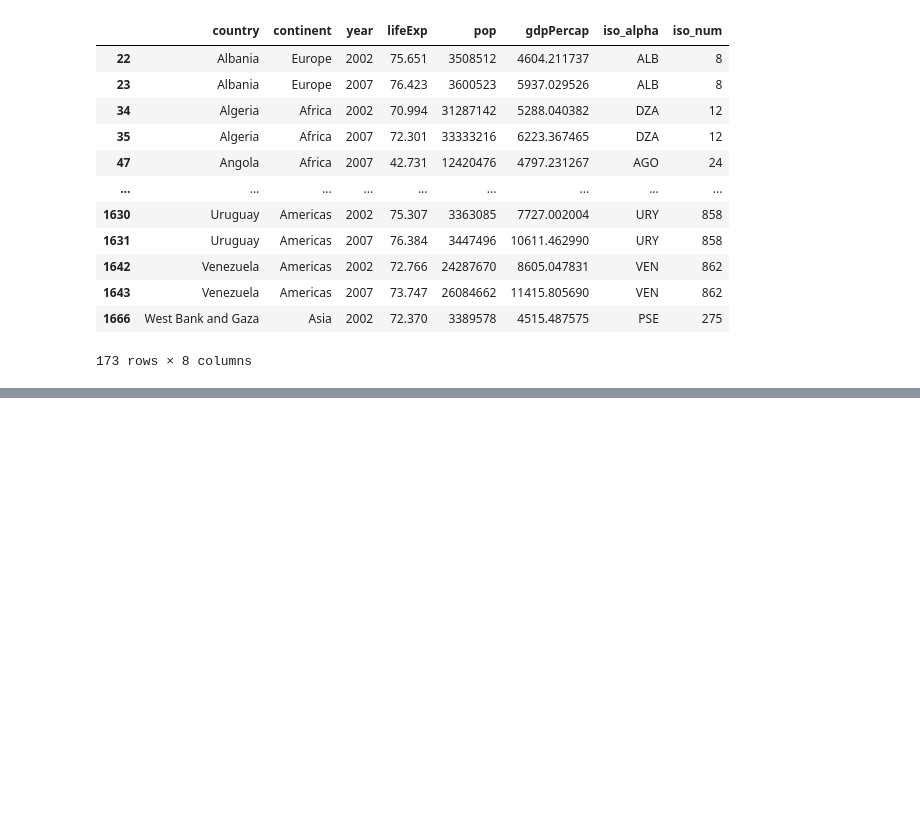
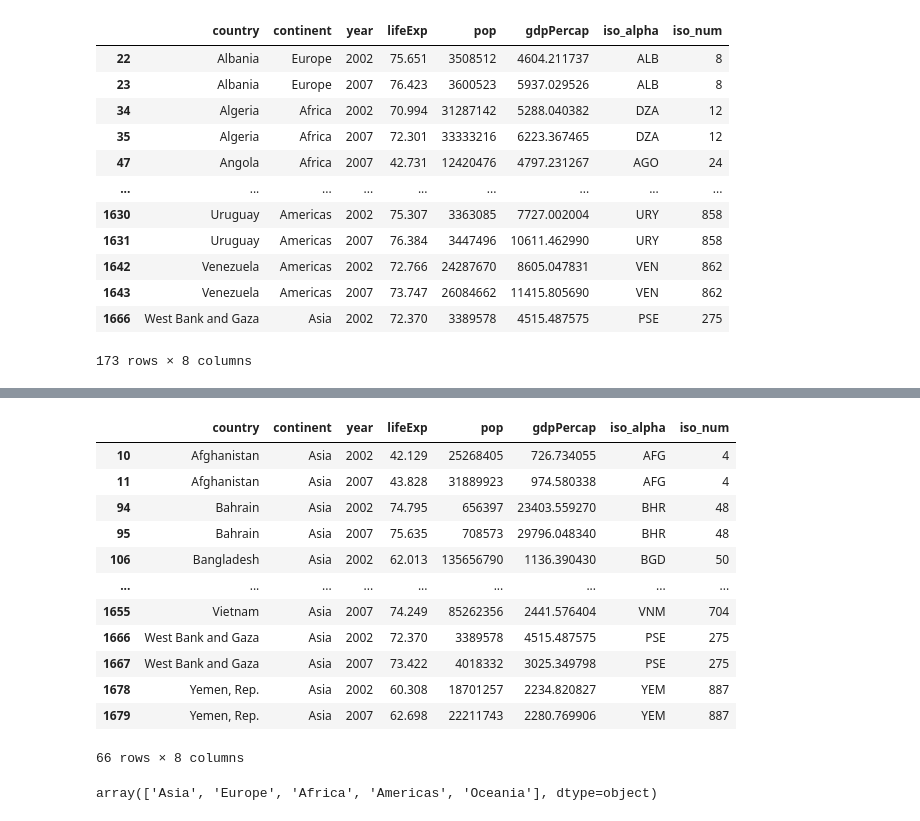
Before and after one commit to RYOTA2528/data_analysis_practice, a Jupyter notebook: DAYxxx_python_larning_list/[DAY6]Pandas_Applicatin_of_arithmetric.ipynb, the cells around one changed output, grey strips where cells are left out. Saved outputs shown, nothing was run; the diff lists cells and outputs as text; code cells hidden in the pictures; blank space fills up the shorter version.

```diff
--- a/DAYxxx_python_larning_list/[DAY6]Pandas_Applicatin_of_arithmetric.ipynb
+++ b/DAYxxx_python_larning_list/[DAY6]Pandas_Applicatin_of_arithmetric.ipynb
@@ -75,0 +93,20 @@ df[condition1 & condition2]
+# %%
+df.query('(year >= 2000) & (continent == "Asia")')
+# %% [output]
+|  | country | continent | year | lifeExp | pop | gdpPercap | iso_alpha | iso_num |
+| 10 | Afghanistan | Asia | 2002 | 42.129 | 25268405 | 726.734055 | AFG | 4 |
+| 11 | Afghanistan | Asia | 2007 | 43.828 | 31889923 | 974.580338 | AFG | 4 |
+| 94 | Bahrain | Asia | 2002 | 74.795 | 656397 | 23403.559270 | BHR | 48 |
+| 95 | Bahrain | Asia | 2007 | 75.635 | 708573 | 29796.048340 | BHR | 48 |
+| 106 | Bangladesh | Asia | 2002 | 62.013 | 135656790 | 1136.390430 | BGD | 50 |
+| ... | ... | ... | ... | ... | ... | ... | ... | ... |
+| 1655 | Vietnam | Asia | 2007 | 74.249 | 85262356 | 2441.576404 | VNM | 704 |
+| 1666 | West Bank and Gaza | Asia | 2002 | 72.370 | 3389578 | 4515.487575 | PSE | 275 |
+| 1667 | West Bank and Gaza | Asia | 2007 | 73.422 | 4018332 | 3025.349798 | PSE | 275 |
+| 1678 | Yemen, Rep. | Asia | 2002 | 60.308 | 18701257 | 2234.820827 | YEM | 887 |
+| 1679 | Yemen, Rep. | Asia | 2007 | 62.698 | 22211743 | 2280.769906 | YEM | 887 |
+66 rows × 8 columns
+# %%
+df['continent'].unique()
+# %% [output]
+array(['Asia', 'Europe', 'Africa', 'Americas', 'Oceania'], dtype=object)
```
Also changed, not shown: parts of 2 cells of this notebook.
